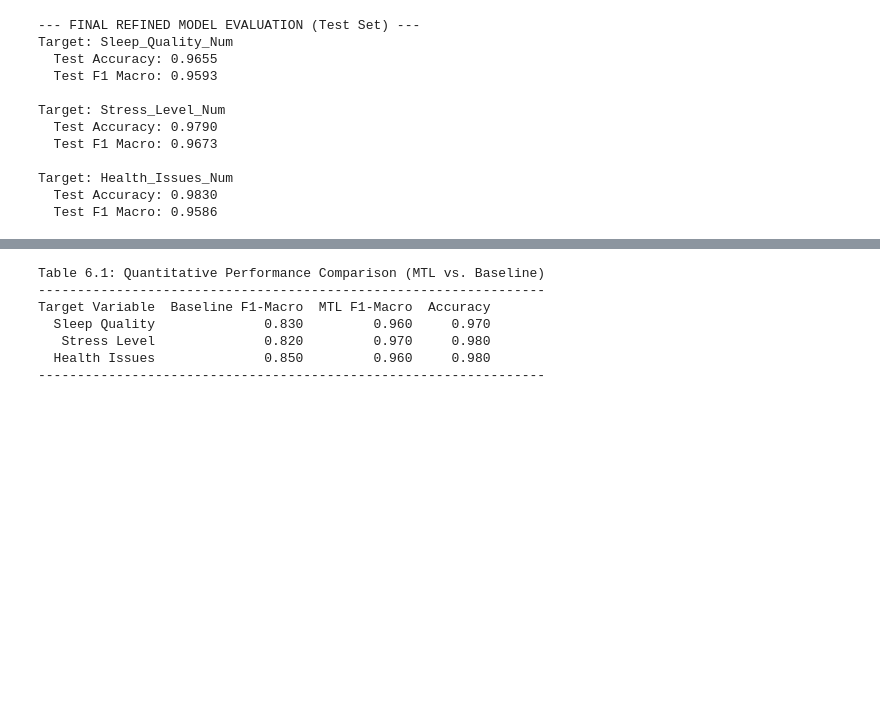
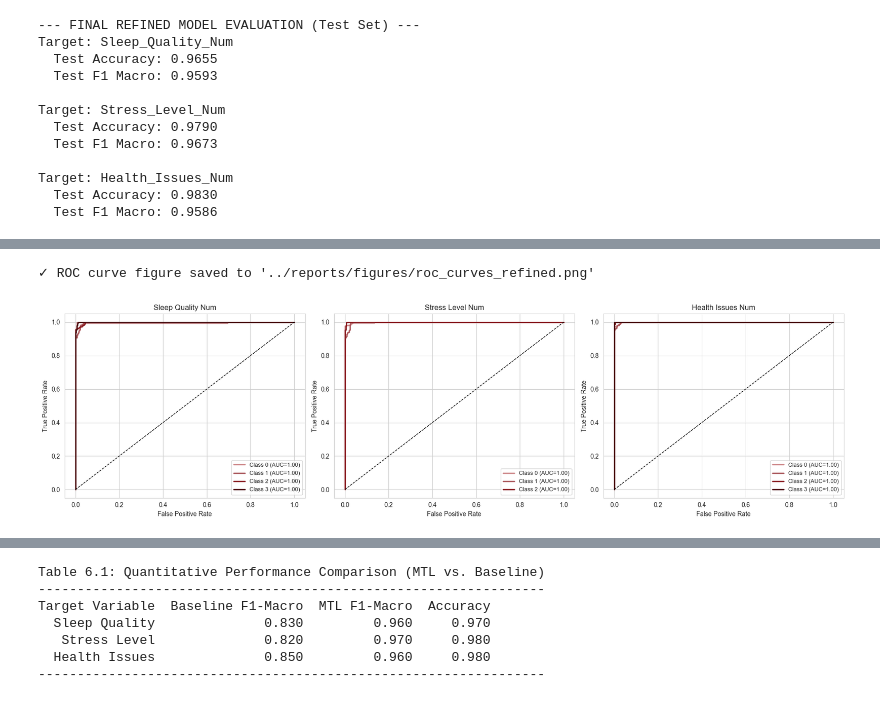
Before and after one commit to mehalyna/DS-Research-NS, a Jupyter notebook: notebooks/05_model_refining.ipynb, the cells around one changed output, grey strips where cells are left out. Saved outputs shown, nothing was run; the diff lists cells and outputs as text; code cells hidden in the pictures; blank space fills up the shorter version.

```diff
--- a/notebooks/05_model_refining.ipynb
+++ b/notebooks/05_model_refining.ipynb
@@ -192,0 +298,38 @@ Target: Health_Issues_Num
+# %%
+def plot_roc_curves(evaluation_results, save_path=None):
+    """Plot one-vs-rest ROC curves per class for each target."""
+    n = len(evaluation_results)
+    fig, axes = plt.subplots(1, n, figsize=(6 * n, 5))
+    axes = np.atleast_1d(axes)
+
+    for ax, (target, res) in zip(axes, evaluation_results.items()):
+        classes = res['classes']
+        y_true_bin = label_binarize(res['y_true'], classes=classes)
+        y_proba = res['y_proba']
+
+        for i, cls in enumerate(classes):
+            fpr, tpr, _ = roc_curve(y_true_bin[:, i], y_proba[:, i])
+            roc_auc = auc(fpr, tpr)
+            ax.plot(
+                fpr, tpr, color=custom_palette[i % len(custom_palette)], lw=2,
+                label=f'Class {int(cls)} (AUC={roc_auc:.2f})'
+            )
+
+        ax.plot([0, 1], [0, 1], 'k--', lw=1)
+        ax.set_xlabel('False Positive Rate')
+        ax.set_ylabel('True Positive Rate')
+        ax.set_title(target.replace('_', ' '))
+        ax.legend(loc='lower right', fontsize=9)
+
+    plt.tight_layout()
+    if save_path:
+        os.makedirs(os.path.dirname(save_path), exist_ok=True)
+        plt.savefig(save_path, dpi=300, bbox_inches='tight')
+        print(f"✓ ROC curve figure saved to '{save_path}'")
+    plt.show()
+
+
+plot_roc_curves(evaluation_results, save_path='../reports/figures/roc_curves_refined.png')
+# %% [output]
+✓ ROC curve figure saved to '../reports/figures/roc_curves_refined.png'
+[figure, added]
```
Also changed, not shown: parts of 12 cells of this notebook, 9 other files.
